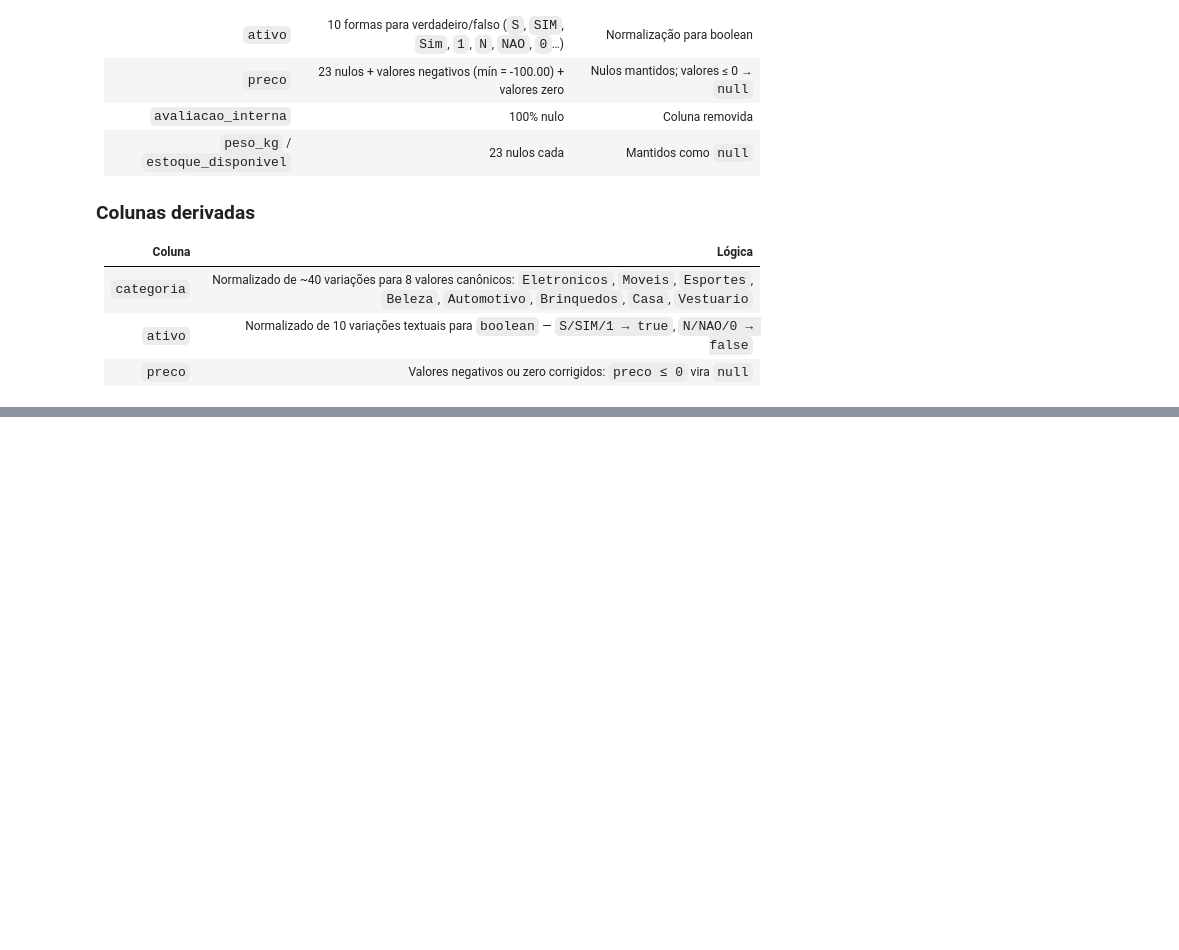
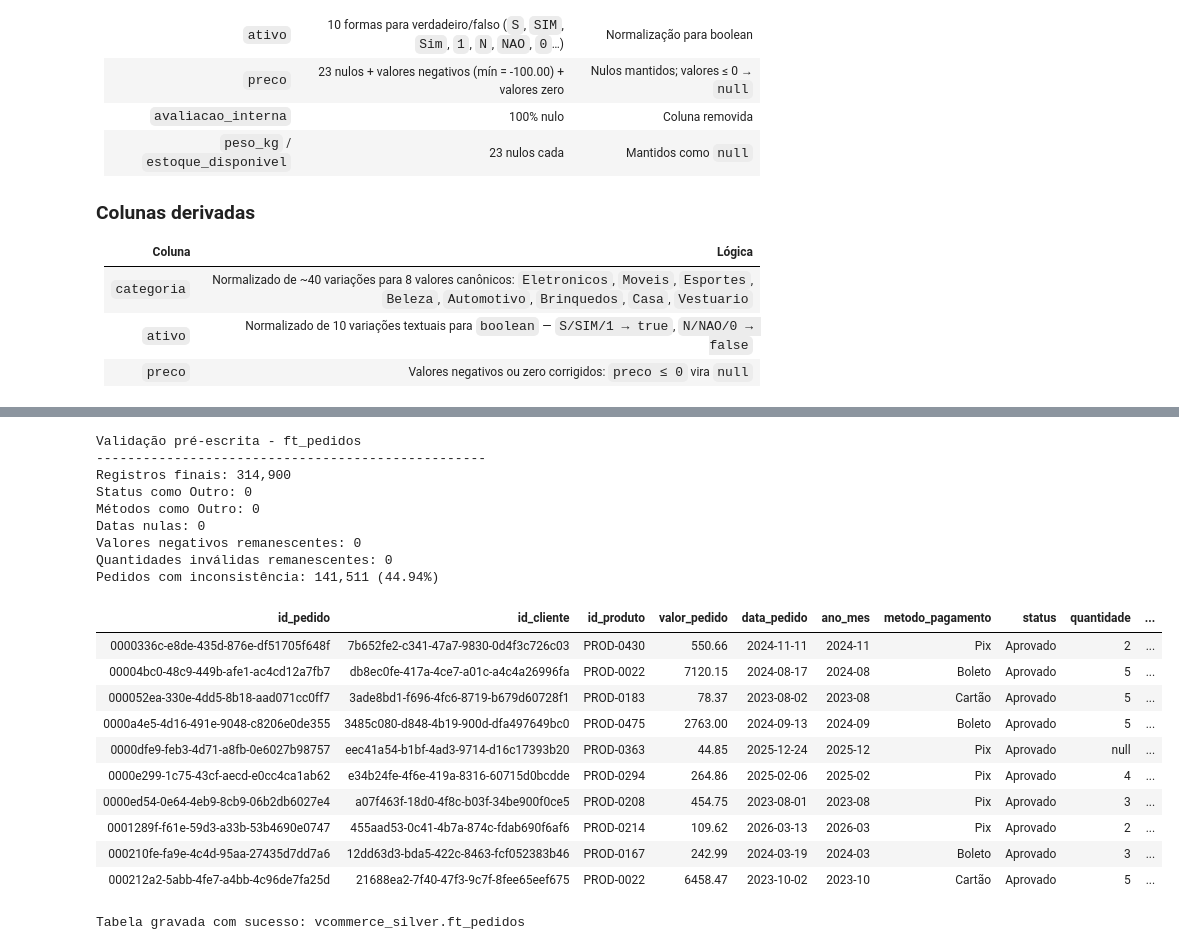
Before and after one commit to jv-n/v-commerce-crm-360, a Jupyter notebook: data-engineering/02_silver_vcommerce.ipynb, the cells around one changed output, grey strips where cells are left out. Drawn from its saved outputs; the diff is of its cells as text; code cells hidden in the pictures; blank space fills up the shorter version.

Commit message:
(Dados) Implementação de ft_pedidos e dim_status_pedido na camada Silver

```diff
--- a/data-engineering/02_silver_vcommerce.ipynb
+++ b/data-engineering/02_silver_vcommerce.ipynb
@@ -1532,0 +2333,63 @@ print(f'Quantidade de linhas em produtos silver: {total_produtos_silver}')
+# %%
+# ─── Validação pré-escrita: ft_pedidos ────────────────────────────────────────
+# Verifica os principais pontos de qualidade antes da gravação na camada Silver.
+
+total_silver = df_silver.count()
+
+qtd_pedidos_com_inconsistencia = df_silver.filter(
+    F.col('flag_pedido_com_inconsistencia') == True
+).count()
+
+perc_pedidos_com_inconsistencia = (
+    qtd_pedidos_com_inconsistencia / total_silver * 100
+    if total_silver > 0
+    else 0
+)
+
+print('Validação pré-escrita - ft_pedidos')
+print('--------------------------------------------------')
+print(f'Registros finais: {total_silver:,}')
+print(f"Status como Outro: {df_silver.filter(F.col('status') == 'Outro').count():,}")
+print(f"Métodos como Outro: {df_silver.filter(F.col('metodo_pagamento') == 'Outro').count():,}")
+print(f"Datas nulas: {df_silver.filter(F.col('data_pedido').isNull()).count():,}")
+print(f"Valores negativos remanescentes: {df_silver.filter(F.col('valor_pedido') < 0).count():,}")
+print(f"Quantidades inválidas remanescentes: {df_silver.filter(F.col('quantidade') <= 0).count():,}")
+print(f"Pedidos com inconsistência: {qtd_pedidos_com_inconsistencia:,} ({perc_pedidos_com_inconsistencia:.2f}%)")
+
+display(df_silver.limit(10))
+# %% [output]
+Validação pré-escrita - ft_pedidos
+--------------------------------------------------
+Registros finais: 314,900
+Status como Outro: 0
+Métodos como Outro: 0
+Datas nulas: 0
+Valores negativos remanescentes: 0
+Quantidades inválidas remanescentes: 0
+Pedidos com inconsistência: 141,511 (44.94%)
+| id_pedido | id_cliente | id_produto | valor_pedido | data_pedido | ano_mes | metodo_pagamento | status | quantidade | ... |
+| 0000336c-e8de-435d-876e-df51705f648f | 7b652fe2-c341-47a7-9830-0d4f3c726c03 | PROD-0430 | 550.66 | 2024-11-11 | 2024-11 | Pix | Aprovado | 2 | ... |
+| 00004bc0-48c9-449b-afe1-ac4cd12a7fb7 | db8ec0fe-417a-4ce7-a01c-a4c4a26996fa | PROD-0022 | 7120.15 | 2024-08-17 | 2024-08 | Boleto | Aprovado | 5 | ... |
+| 000052ea-330e-4dd5-8b18-aad071cc0ff7 | 3ade8bd1-f696-4fc6-8719-b679d60728f1 | PROD-0183 | 78.37 | 2023-08-02 | 2023-08 | Cartão | Aprovado | 5 | ... |
+| 0000a4e5-4d16-491e-9048-c8206e0de355 | 3485c080-d848-4b19-900d-dfa497649bc0 | PROD-0475 | 2763.00 | 2024-09-13 | 2024-09 | Boleto | Aprovado | 5 | ... |
+| 0000dfe9-feb3-4d71-a8fb-0e6027b98757 | eec41a54-b1bf-4ad3-9714-d16c17393b20 | PROD-0363 | 44.85 | 2025-12-24 | 2025-12 | Pix | Aprovado | null | ... |
+| 0000e299-1c75-43cf-aecd-e0cc4ca1ab62 | e34b24fe-4f6e-419a-8316-60715d0bcdde | PROD-0294 | 264.86 | 2025-02-06 | 2025-02 | Pix | Aprovado | 4 | ... |
+| 0000ed54-0e64-4eb9-8cb9-06b2db6027e4 | a07f463f-18d0-4f8c-b03f-34be900f0ce5 | PROD-0208 | 454.75 | 2023-08-01 | 2023-08 | Pix | Aprovado | 3 | ... |
+| 0001289f-f61e-59d3-a33b-53b4690e0747 | 455aad53-0c41-4b7a-874c-fdab690f6af6 | PROD-0214 | 109.62 | 2026-03-13 | 2026-03 | Pix | Aprovado | 2 | ... |
+| 000210fe-fa9e-4c4d-95aa-27435d7dd7a6 | 12dd63d3-bda5-422c-8463-fcf052383b46 | PROD-0167 | 242.99 | 2024-03-19 | 2024-03 | Boleto | Aprovado | 3 | ... |
+| 000212a2-5abb-4fe7-a4bb-4c96de7fa25d | 21688ea2-7f40-47f3-9c7f-8fee65eef675 | PROD-0022 | 6458.47 | 2023-10-02 | 2023-10 | Cartão | Aprovado | 5 | ... |
+# %%
+# ─── Escrita na Silver ────────────────────────────────────────────────────────
+
+(
+    df_silver
+    .write
+    .format('delta')
+    .mode('overwrite')
+    .option('overwriteSchema', 'true')
+    .saveAsTable(f'{silver_schema}.ft_pedidos')
+)
+
+print(f'Tabela gravada com sucesso: {silver_schema}.ft_pedidos')
+# %% [output]
+Tabela gravada com sucesso: vcommerce_silver.ft_pedidos
```
Also changed, not shown: parts of 53 cells of this notebook.
